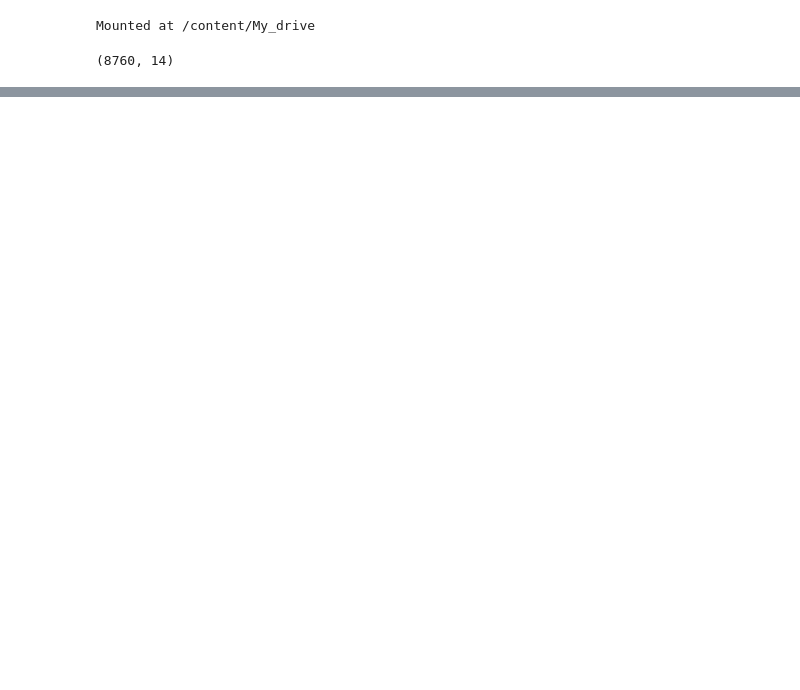
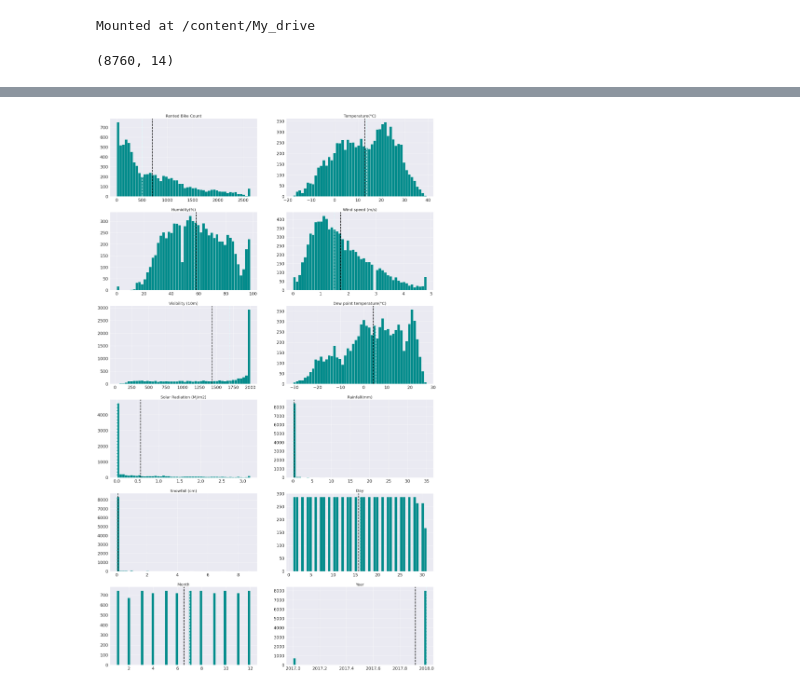
Before and after one commit to Sriharish19/Bike-Demand-Prediction, a Jupyter notebook: SH_Bike_Sharing_Demand_Prediction_ML_Capstone_Project_2.ipynb, the cells around one changed output, grey strips where cells are left out. Cells and saved outputs as stored; diff of their text form; code cells hidden in the pictures; blank space fills up the shorter version.

```diff
--- a/SH_Bike_Sharing_Demand_Prediction_ML_Capstone_Project_2.ipynb
+++ b/SH_Bike_Sharing_Demand_Prediction_ML_Capstone_Project_2.ipynb
@@ -63,0 +225,15 @@ df.head()
+# %%
+# Calculating mean and median
+
+# numerical_variables.remove('Hour')
+plt.figure(figsize = (30,70))
+
+for i in enumerate(numerical_variables):
+  plt.subplot(8, 2,i[0]+1)
+  feature = df[i[1]]
+  feature.hist(bins=50,color = 'darkcyan')
+  plt.axvline(feature.mean(),color = 'black',linestyle='dashed', linewidth=3)
+  plt.axvline(feature.median(),color = 'lightcyan',linestyle='dashed',linewidth=3)
+  plt.title(i[1],fontsize = 20)
+# %% [output]
+[figure, added]
```
Also changed, not shown: parts of 14 cells of this notebook.
